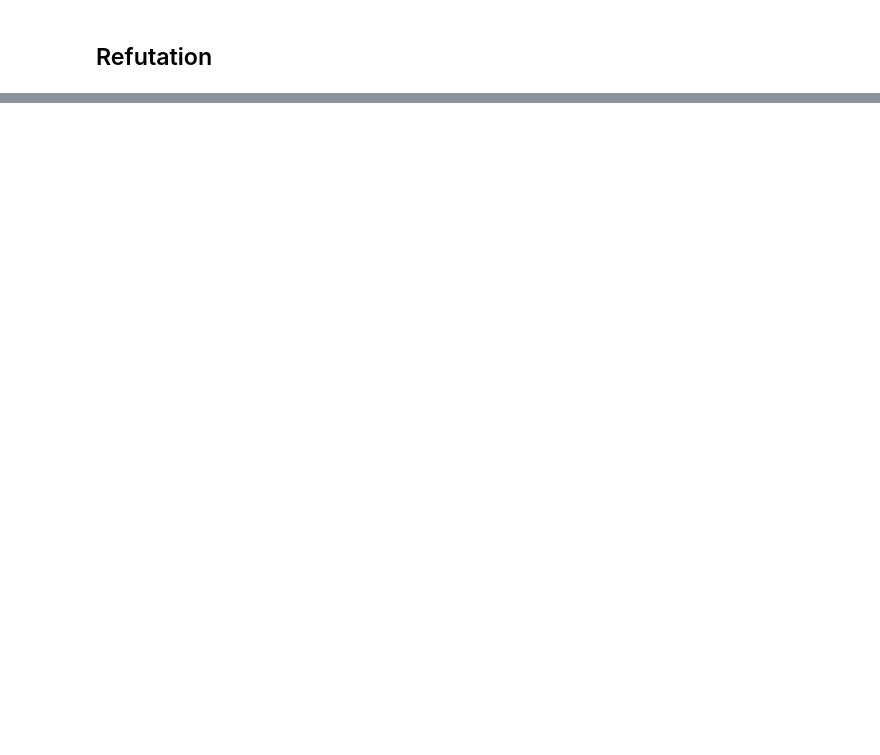
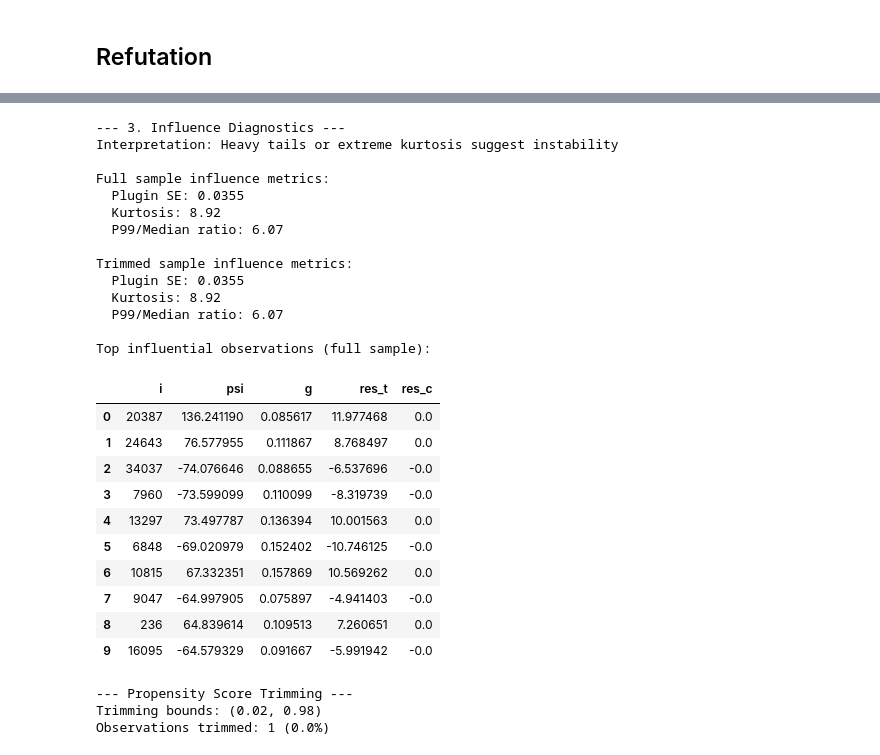
Before and after one commit to IoannMartynov/CausalKit, a Jupyter notebook: docs/examples/scenario_1.ipynb, the cells around one changed output, grey strips where cells are left out. Cells and saved outputs as stored; diff of their text form; code cells hidden in the pictures; blank space fills up the shorter version.

Commit message:
added AIPW orthogonality diagnostics for DoubleML estimators and updated scenario example

```diff
--- a/docs/examples/scenario_1.ipynb
+++ b/docs/examples/scenario_1.ipynb
@@ -281,0 +280,4 @@ from causalkit.refutation import sensitivity_analysis, get_sensitivity_summary
+# %%
+ate_ortho_check = refute_irm_orthogonality(dml_ate, causal_data, n_folds=3)
+
+ate_ortho_check
@@ -281,0 +371,54 @@ from causalkit.refutation import sensitivity_analysis, get_sensitivity_summary
+# %%
+# 3. Influence diagnostics
+print("\n--- 3. Influence Diagnostics ---")
+influence = ate_ortho_check['influence_diagnostics']
+print(f"Interpretation: {influence['interpretation']}")
+
+print("\nFull sample influence metrics:")
+print(f"  Plugin SE: {influence['full_sample']['se_plugin']:.4f}")
+print(f"  Kurtosis: {influence['full_sample']['kurtosis']:.2f}")
+print(f"  P99/Median ratio: {influence['full_sample']['p99_over_med']:.2f}")
+
+print("\nTrimmed sample influence metrics:")
+print(f"  Plugin SE: {influence['trimmed_sample']['se_plugin']:.4f}")
+print(f"  Kurtosis: {influence['trimmed_sample']['kurtosis']:.2f}")
+print(f"  P99/Median ratio: {influence['trimmed_sample']['p99_over_med']:.2f}")
+
+print("\nTop influential observations (full sample):")
+display(influence['full_sample']['top_influential'])
+# %% [output]
+--- 3. Influence Diagnostics ---
+Interpretation: Heavy tails or extreme kurtosis suggest instability
+
+Full sample influence metrics:
+  Plugin SE: 0.0355
+  Kurtosis: 8.92
+  P99/Median ratio: 6.07
+
+Trimmed sample influence metrics:
+  Plugin SE: 0.0355
+  Kurtosis: 8.92
+  P99/Median ratio: 6.07
+
+Top influential observations (full sample):
+|  | i | psi | g | res_t | res_c |
+| 0 | 20387 | 136.241190 | 0.085617 | 11.977468 | 0.0 |
+| 1 | 24643 | 76.577955 | 0.111867 | 8.768497 | 0.0 |
+| 2 | 34037 | -74.076646 | 0.088655 | -6.537696 | -0.0 |
+| 3 | 7960 | -73.599099 | 0.110099 | -8.319739 | -0.0 |
+| 4 | 13297 | 73.497787 | 0.136394 | 10.001563 | 0.0 |
+| 5 | 6848 | -69.020979 | 0.152402 | -10.746125 | -0.0 |
+| 6 | 10815 | 67.332351 | 0.157869 | 10.569262 | 0.0 |
+| 7 | 9047 | -64.997905 | 0.075897 | -4.941403 | -0.0 |
+| 8 | 236 | 64.839614 | 0.109513 | 7.260651 | 0.0 |
+| 9 | 16095 | -64.579329 | 0.091667 | -5.991942 | -0.0 |
+# %%
+# Trimming information
+print("\n--- Propensity Score Trimming ---")
+trim_info = ate_ortho_check['trimming_info']
+print(f"Trimming bounds: {trim_info['bounds']}")
+print(f"Observations trimmed: {trim_info['n_trimmed']} ({trim_info['pct_trimmed']:.1f}%)")
+# %% [output]
+--- Propensity Score Trimming ---
+Trimming bounds: (0.02, 0.98)
+Observations trimmed: 1 (0.0%)
```
Also changed, not shown: parts of 22 cells of this notebook, 2 other files.
